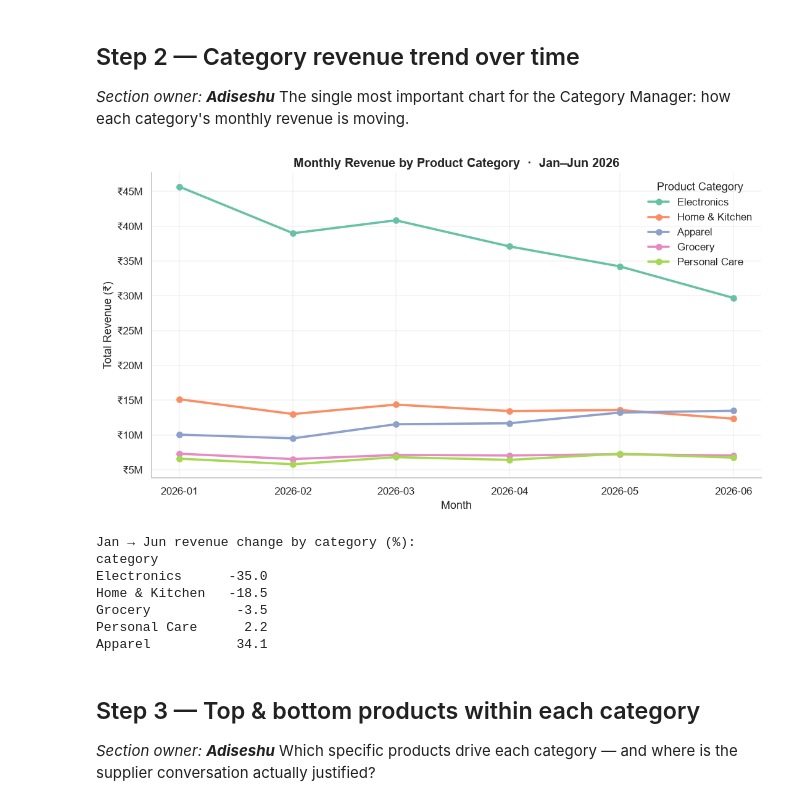
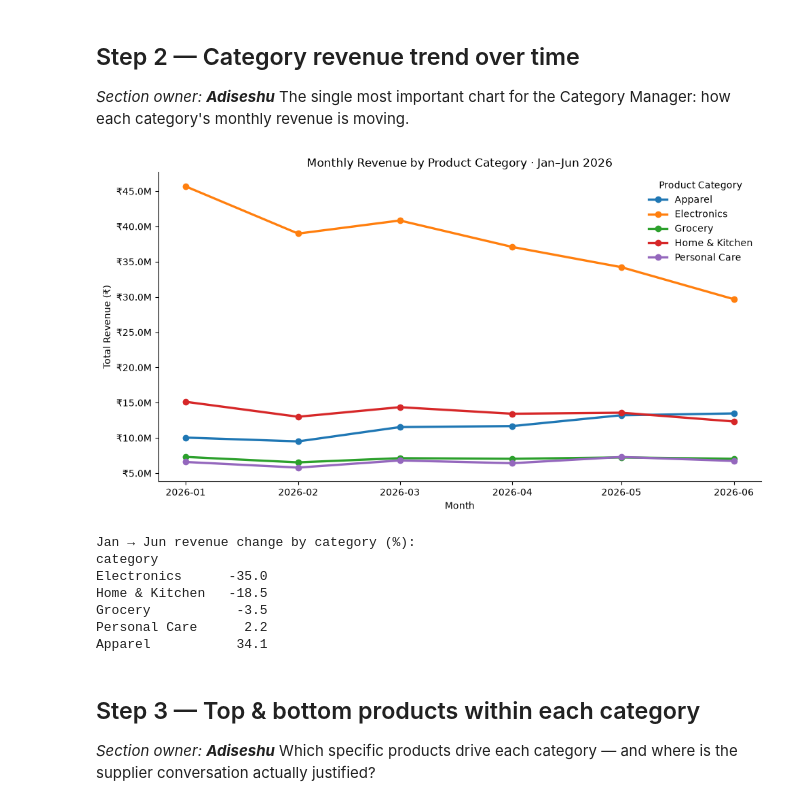
Before and after one commit to NAKULSRIRAJ1/MUC01_Category_Intelligence, a Jupyter notebook: MUC01_Category_Intelligence/notebook/Team16_MUC011_KLU_Notebook(1).ipynb, the cells around one changed output. Saved outputs shown, nothing was run; the diff lists cells and outputs as text; code cells hidden in the pictures.

```diff
--- a/MUC01_Category_Intelligence/notebook/Team16_MUC011_KLU_Notebook(1).ipynb
+++ b/MUC01_Category_Intelligence/notebook/Team16_MUC011_KLU_Notebook(1).ipynb
@@ -190,27 +192,64 @@ The dataset is complete (no nulls, no duplicate transactions, IDs unique) and in
 *Section owner: **Adiseshu***
 The single most important chart for the Category Manager: how each category's monthly revenue is moving.
 # %%
-monthly = (df.assign(month=df["date"].dt.to_period("M").dt.to_timestamp())
-             .groupby(["month", "category"])["revenue"].sum().reset_index())
+import matplotlib.pyplot as plt
+import seaborn as sns
+from matplotlib.ticker import FuncFormatter
+
+# Category order
+CAT_ORDER = sorted(df["category"].dropna().unique())
+
+# Rupee formatter
+RUPEE_M = FuncFormatter(lambda x, pos: f"₹{x/1_000_000:.1f}M")
+
+# Monthly revenue
+monthly = (
+    df.assign(month=df["date"].dt.to_period("M").dt.to_timestamp())
+      .groupby(["month", "category"])["revenue"]
+      .sum()
+      .reset_index()
+)
 
 fig, ax = plt.subplots(figsize=(10, 5.5))
+
 for cat in CAT_ORDER:
     d = monthly[monthly["category"] == cat]
-    ax.plot(d["month"], d["revenue"], marker="o", linewidth=2.4,
-            color=CAT_COLORS[cat], label=cat)
-ax.set_title("Monthly Revenue by Product Category  ·  Jan–Jun 2026")
-ax.set_xlabel("Month"); ax.set_ylabel("Total Revenue (₹)")
+
+    ax.plot(
+        d["month"],
+        d["revenue"],
+        marker="o",
+        linewidth=2.4,
+        label=cat
+    )
+
+ax.set_title("Monthly Revenue by Product Category · Jan–Jun 2026")
+ax.set_xlabel("Month")
+ax.set_ylabel("Total Revenue (₹)")
 ax.yaxis.set_major_formatter(RUPEE_M)
 ax.legend(title="Product Category", frameon=False)
-sns.despine(); plt.tight_layout(); plt.show()
+
+sns.despine()
+plt.tight_layout()
+plt.show()
 
 # Quantify the trend: first-to-last-month % change
-pv = monthly.pivot(index="month", columns="category", values="revenue")
-change = ((pv.iloc[-1] - pv.iloc[0]) / pv.iloc[0] * 100).round(1).sort_values()
+pv = monthly.pivot(
+    index="month",
+    columns="category",
+    values="revenue"
+)
+
+change = (
+    ((pv.iloc[-1] - pv.iloc[0]) / pv.iloc[0] * 100)
+    .round(1)
+    .sort_values()
+)
+
 print("Jan → Jun revenue change by category (%):")
 print(change.to_string())
 # %% [output]
-[figure, old version]
+[figure, new version]
 Jan → Jun revenue change by category (%):
 category
 Electronics      -35.0
```
Also changed, not shown: parts of 4 cells of this notebook.
